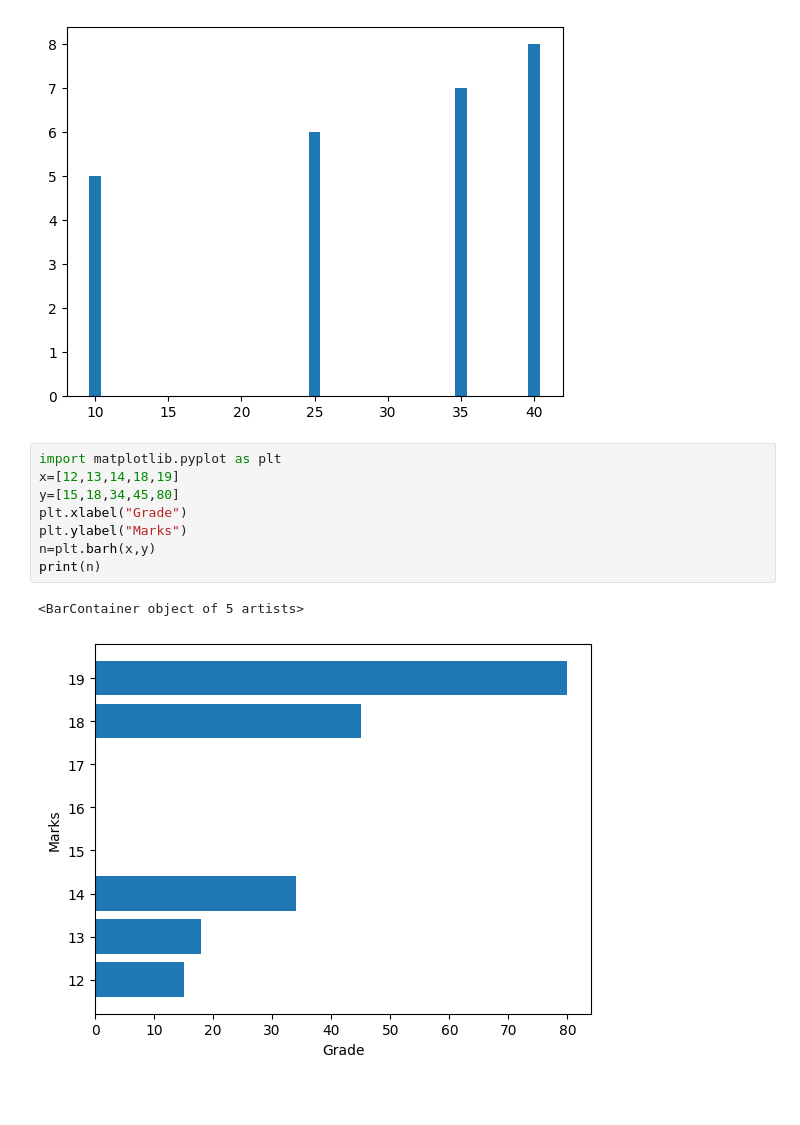
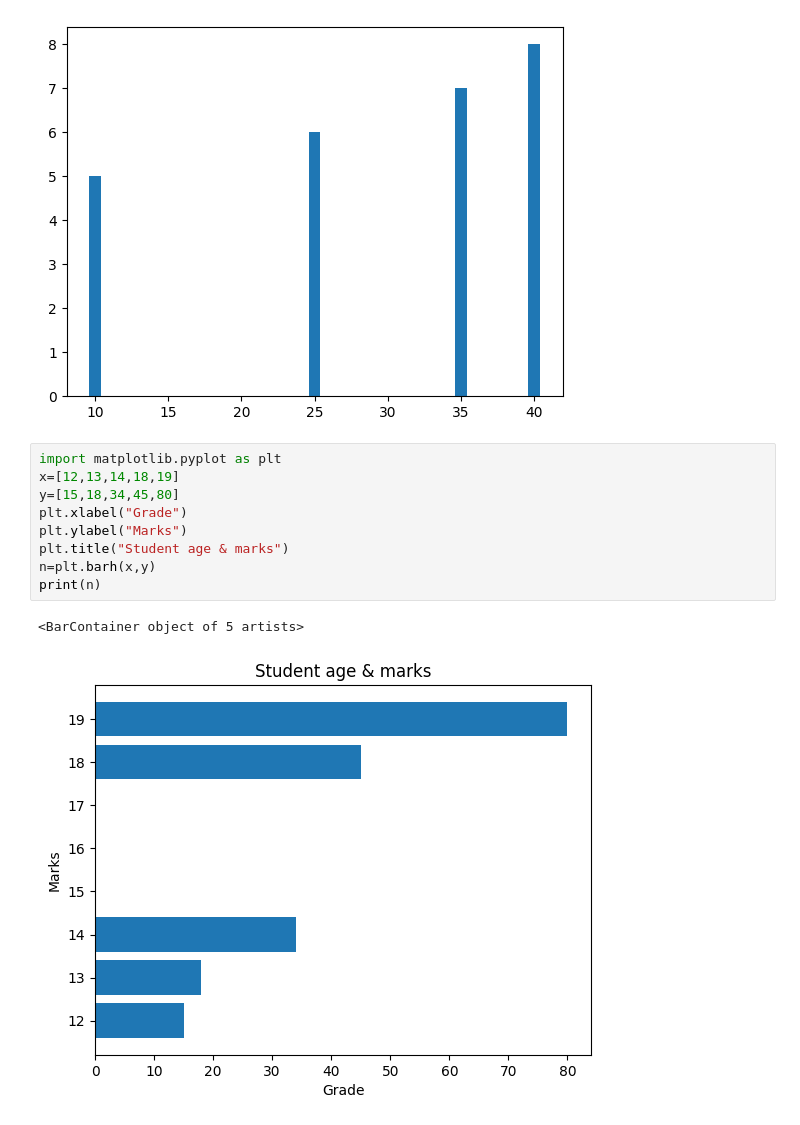
Before and after one commit to RamyaSri2222/Data-Science, a Jupyter notebook: Untitled23.ipynb, the cells around one changed output. Cells and saved outputs as stored; diff of their text form; blank space fills up the shorter version.

```diff
--- a/Untitled23.ipynb
+++ b/Untitled23.ipynb
@@ -12,11 +12,12 @@ print(m)
 # %%
 import matplotlib.pyplot as plt
 x=[12,13,14,18,19]
 y=[15,18,34,45,80]
 plt.xlabel("Grade")
 plt.ylabel("Marks")
+plt.title("Student age & marks")
 n=plt.barh(x,y)
 print(n)
 # %% [output]
 <BarContainer object of 5 artists>
-[figure, old version]
+[figure, new version]
```
Also changed, not shown: parts of 1 cell of this notebook.
